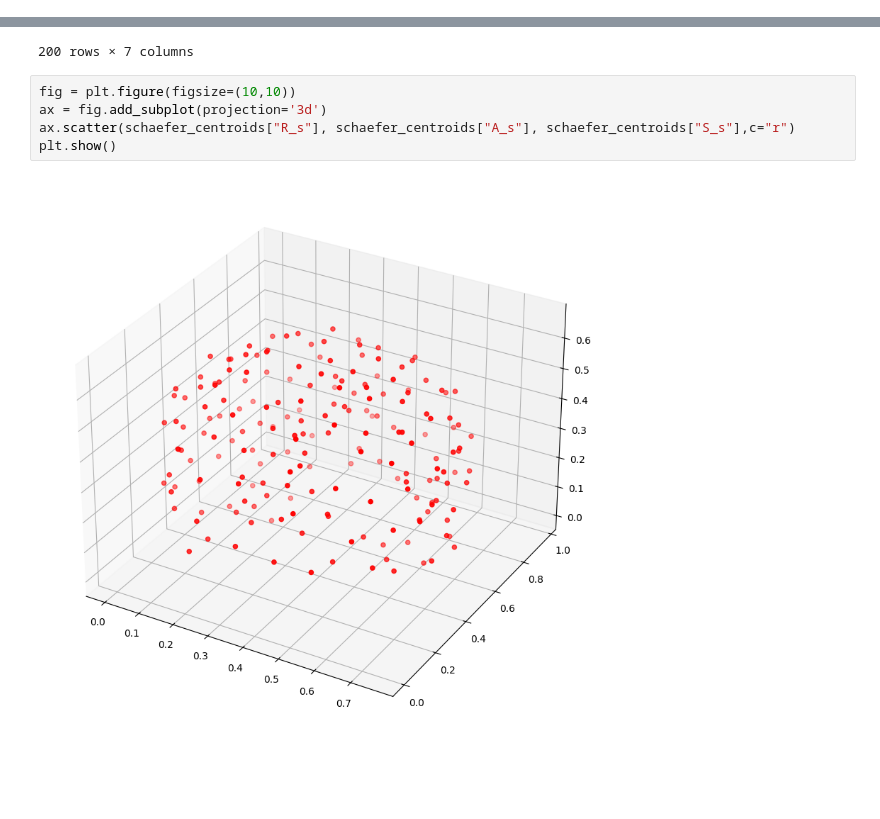
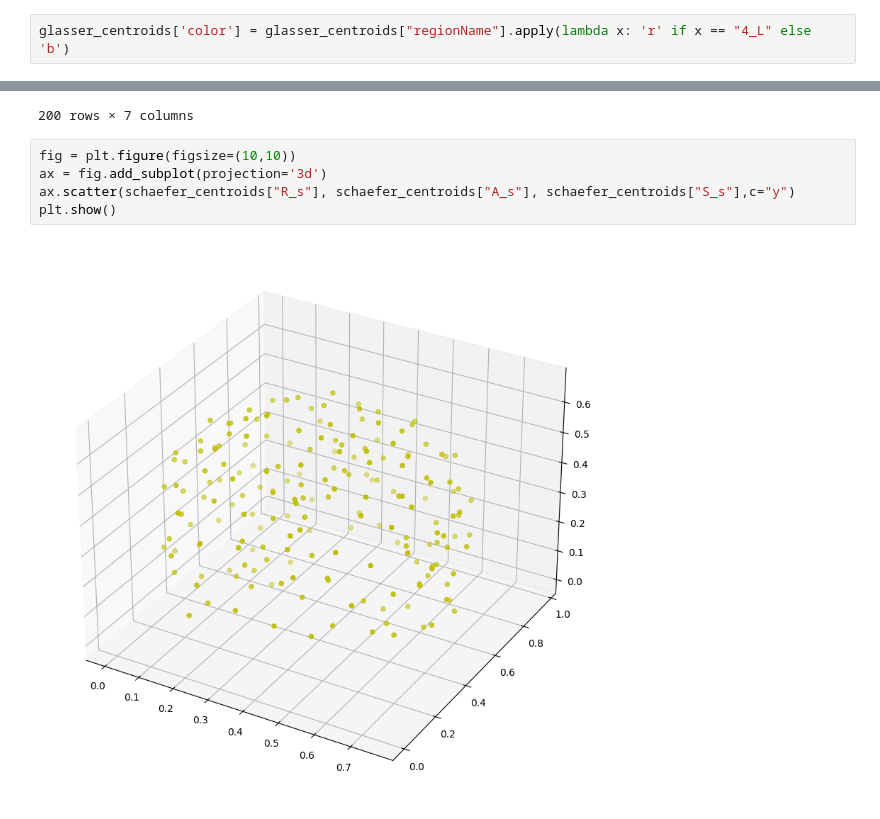
Before and after one commit to Katterrina/fimuni_thesis, a Jupyter notebook: notebooks/centroids_and_parcellations/DICE_XX_ED_check.ipynb, the cells around one changed output, grey strips where cells are left out. Drawn from its saved outputs; the diff is of its cells as text; blank space fills up the shorter version.

```diff
--- a/notebooks/centroids_and_parcellations/DICE_XX_ED_check.ipynb
+++ b/notebooks/centroids_and_parcellations/DICE_XX_ED_check.ipynb
@@ -69,6 +65,8 @@ glasser_centroids
 | 358 | FOP5_R | 53.738178 | 153.878893 | 75.189158 |
 | 359 | PI_R | 47.013363 | 123.157016 | 57.926503 |
 360 rows × 4 columns
+# %%
+glasser_centroids['color'] = glasser_centroids["regionName"].apply(lambda x: 'r' if x == "4_L" else 'b')
 # %%
 minimum = glasser_centroids[["x-cog","y-cog","z-cog"]].min(axis=None)
 maximum = glasser_centroids[["x-cog","y-cog","z-cog"]].max(axis=None)
@@ -140,10 +138,10 @@ schaefer_centroids
 # %%
 fig = plt.figure(figsize=(10,10))
 ax = fig.add_subplot(projection='3d')
-ax.scatter(schaefer_centroids["R_s"], schaefer_centroids["A_s"], schaefer_centroids["S_s"],c="r")
+ax.scatter(schaefer_centroids["R_s"], schaefer_centroids["A_s"], schaefer_centroids["S_s"],c="y")
 plt.show()
 # %% [output]
-[figure, old version]
+[figure, new version]
 # %%
 fig = plt.figure(figsize=(10,10))
 ax = fig.add_subplot(projection='3d')
```
Also changed, not shown: parts of 16 cells of this notebook.
